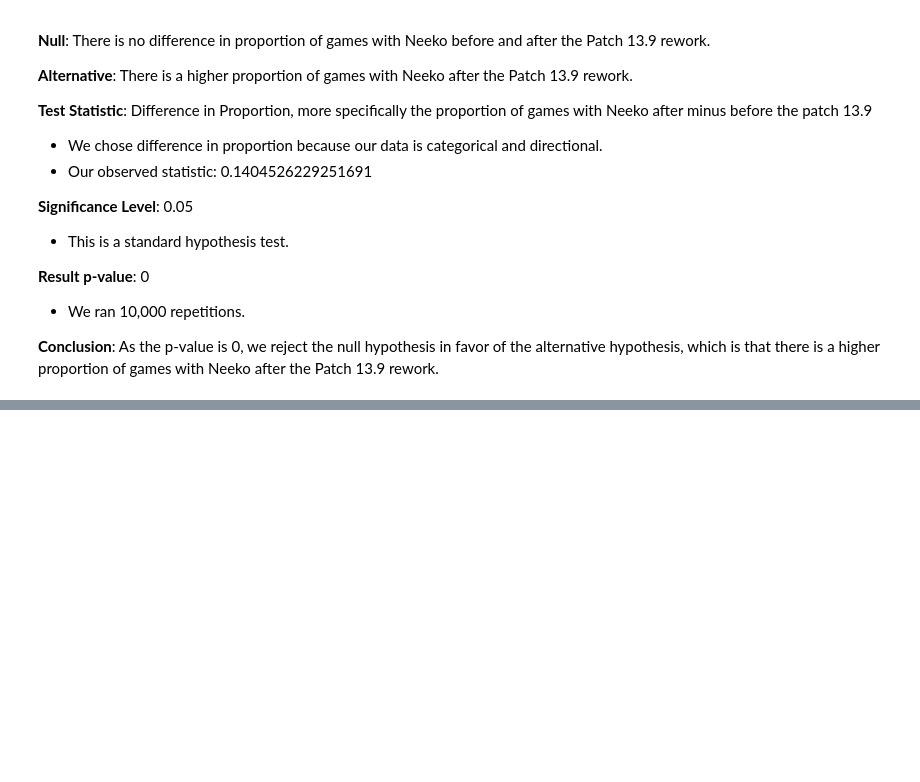
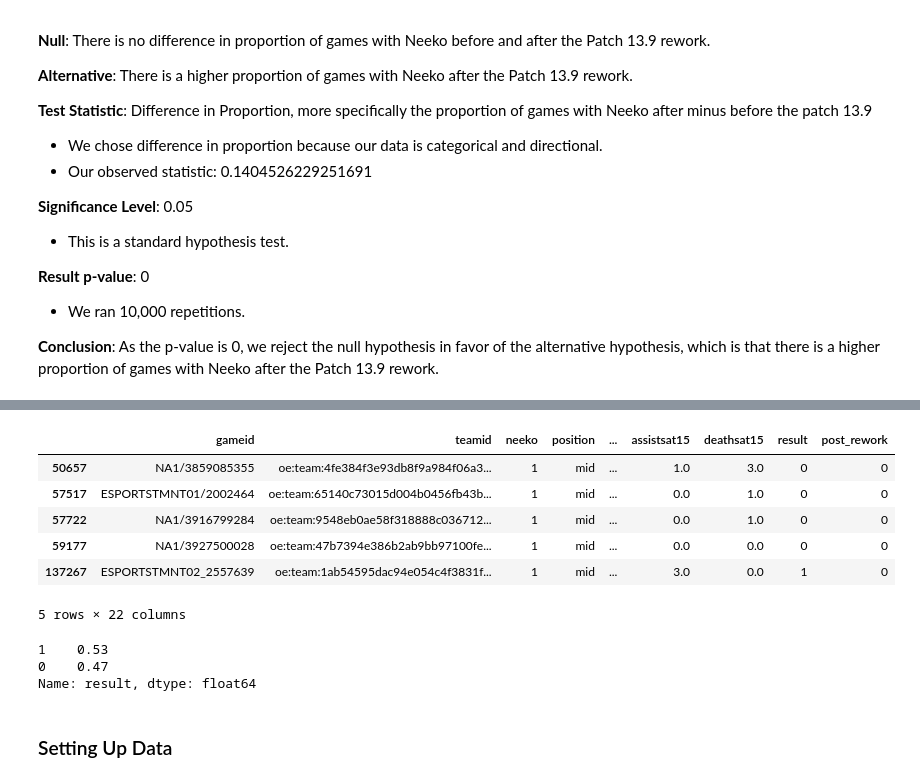
Before and after one commit to elliekwang/neeko_rework, a Jupyter notebook: neeko_rework.ipynb, the cells around one changed output, grey strips where cells are left out. Drawn from its saved outputs; the diff is of its cells as text; code cells hidden in the pictures; blank space fills up the shorter version.

```diff
--- a/neeko_rework.ipynb
+++ b/neeko_rework.ipynb
@@ -418,0 +491,23 @@ ValueError: Value of 'x' is not the name of a column in 'data_frame'. Expected o
+# %%
+# include 2021 data
+neeko = league[league['neeko']==1]
+# get rid of partial
+neeko = neeko[(neeko['datacompleteness']=='complete') & (neeko['patch'] >= 11.07)]
+neeko.head()
+# %% [output]
+|  | gameid | teamid | neeko | position | ... | assistsat15 | deathsat15 | result | post_rework |
+| 50657 | NA1/3859085355 | oe:team:4fe384f3e93db8f9a984f06a3... | 1 | mid | ... | 1.0 | 3.0 | 0 | 0 |
+| 57517 | ESPORTSTMNT01/2002464 | oe:team:65140c73015d004b0456fb43b... | 1 | mid | ... | 0.0 | 1.0 | 0 | 0 |
+| 57722 | NA1/3916799284 | oe:team:9548eb0ae58f318888c036712... | 1 | mid | ... | 0.0 | 1.0 | 0 | 0 |
+| 59177 | NA1/3927500028 | oe:team:47b7394e386b2ab9bb97100fe... | 1 | mid | ... | 0.0 | 0.0 | 0 | 0 |
+| 137267 | ESPORTSTMNT02_2557639 | oe:team:1ab54595dac94e054c4f3831f... | 1 | mid | ... | 3.0 | 0.0 | 1 | 0 |
+5 rows × 22 columns
+# %%
+# we should get above 53% accuracy!
+neeko['result'].value_counts(normalize=True)
+# %% [output]
+1    0.53
+0    0.47
+Name: result, dtype: float64
+# %% [markdown]
+### Setting Up Data
```
Also changed, not shown: parts of 36 cells of this notebook, 5 other files.
